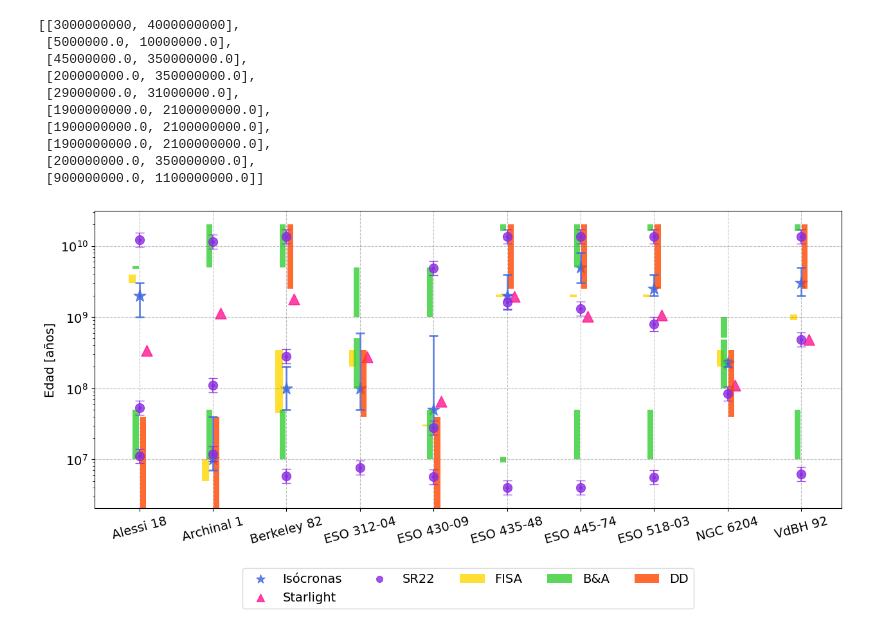
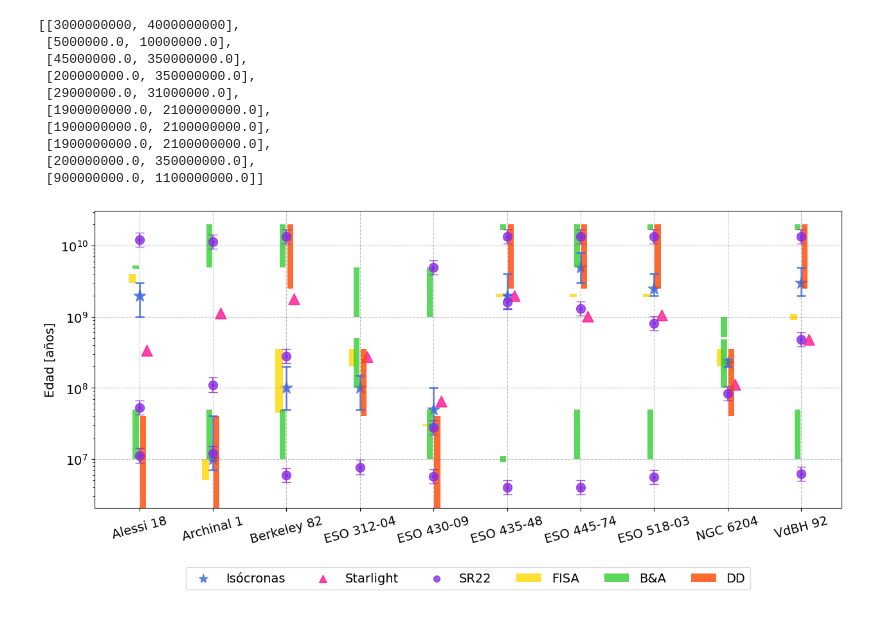
Before and after one commit to ana-garcia1/C-mulos, a Jupyter notebook: Edades_10.ipynb, the cells around one changed output. Drawn from its saved outputs; the diff is of its cells as text; code cells hidden in the pictures.

```diff
--- a/Edades_10.ipynb
+++ b/Edades_10.ipynb
@@ -40,8 +40,8 @@ fotom_err_inf = (1,
 fotom_err_sup = (1,
               0.03,
               0.1,
-              0.5,
-                 0.5,
+              0.05,
+                 0.05,
                  2,
                  3,
                  1.5,
@@ -322,32 +322,32 @@ plt.scatter(x+0.1, starlight_yr, marker='^', s=150, alpha=0.8, color='deeppink',
 plt.bar(x-0.05, BA1_alturas, bottom=BA1_mins, width=0.08, alpha=0.8, color='limegreen', label='B&A')
 
 #BA2
 plt.bar(x-0.05, BA2_alturas, bottom=BA2_mins, width=0.08, alpha=0.8, color='limegreen')
 
 
 #DD
 plt.bar(x+0.05, DD_alturas, bottom=DD_mins, width=0.08, alpha=0.8, color='orangered', label='DD')
 
 #Fede SM
 plt.scatter(labels, FEDE_SM_yr, marker='o', c='blueviolet', s = 100, alpha=0.8, label='SR22')
 plt.errorbar(labels, FEDE_SM_yr, yerr=(FEDE_SM_einf_yr, FEDE_SM_esup_yr), fmt='.', c='blueviolet', capsize=5, alpha=0.8)
 
 #Fede SH1
 plt.scatter(labels, FEDE_SH1_yr, marker='o', c='blueviolet', s = 100, alpha=0.8)
 plt.errorbar(labels, FEDE_SH1_yr, yerr=(FEDE_SH1_einf_yr, FEDE_SH1_esup_yr), fmt='.', c='blueviolet', capsize=5, alpha=0.8)
 
 #Fede SH2
 plt.scatter(labels, FEDE_SH2_yr, marker='o', c='blueviolet', s = 100, alpha=0.8)
 plt.errorbar(labels, FEDE_SH2_yr, yerr=(FEDE_SH2_einf_yr, FEDE_SH2_esup_yr), fmt='.', c='blueviolet', capsize=5, alpha=0.8)
 
 plt.ylabel('Edad [años]', fontsize=14)
-plt.legend(markerscale=0.7, ncols=5, fontsize=14, bbox_to_anchor=(0.5, -0.2), loc='upper center', borderaxespad=0.)
+plt.legend(markerscale=0.7, ncols=6, fontsize=14, bbox_to_anchor=(0.5, -0.2), loc='upper center', borderaxespad=0.)
 
 plt.yscale('log')
 
 #plt.ylim(3000000,20000000000)
 
 
 plt.savefig('comp_metodos.png', bbox_inches='tight')
 # %% [output]
-[figure, old version]
+[figure, new version]
```
